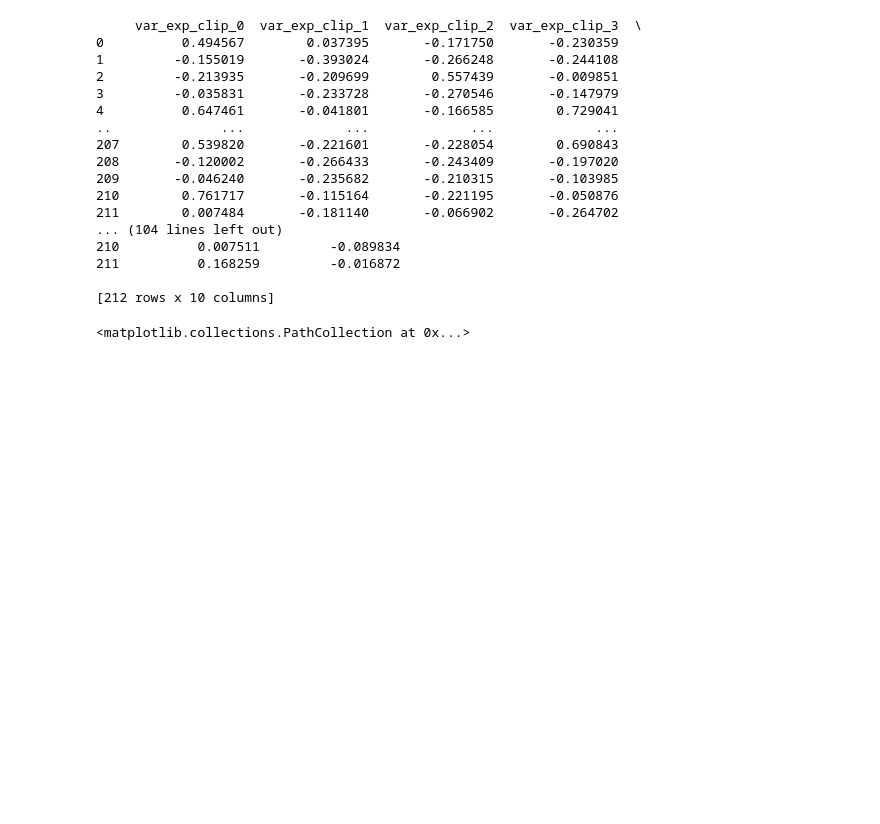
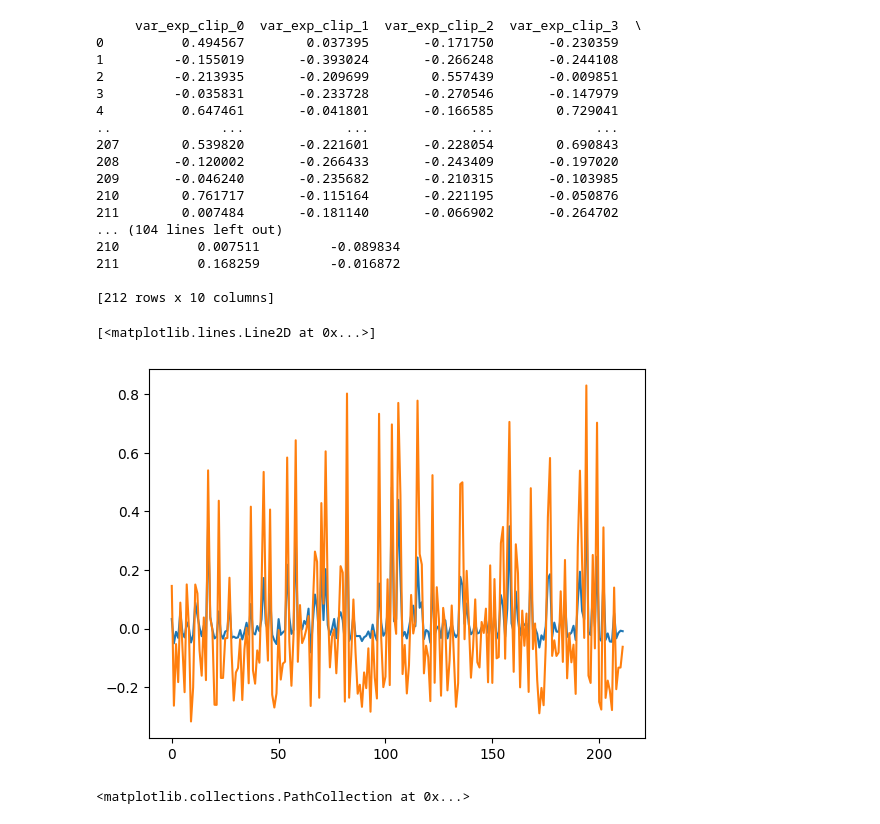
Before and after one commit to mariakesa/neural-computation-blog-python-code, a Jupyter notebook: Allen-Stimulus-Response/first_q2.ipynb, the cells around one changed output. Cells and saved outputs as stored; diff of their text form; code cells hidden in the pictures; blank space fills up the shorter version.

```diff
--- a/Allen-Stimulus-Response/first_q2.ipynb
+++ b/Allen-Stimulus-Response/first_q2.ipynb
@@ -31,14 +31,18 @@ print(vitmae_columns)
 import numpy as np
 mean_clip=np.mean(clip_columns,axis=1)
 mean_dino=np.mean(dino_columns,axis=1)
-mean_vitmae=np.mean(dino_vitmae,axis=1)
-std_clip=np.std(clip_columns,axis=1
-
+mean_vitmae=np.mean(vitmae_columns,axis=1)
+std_clip=np.std(clip_columns,axis=1)
 std_dino=np.std(dino_columns,axis=1)
-std_dino=np.std(dino_columns,axis=1)
+std_vitmae=np.std(vitmae_columns,axis=1)
 # %%
 import matplotlib.pyplot as plt
-plt.plot(mean_clip, mean_vitmae)
+#plt.scatter(mean_clip, mean_vitmae)
+plt.plot(mean_vitmae)
+plt.plot(mean_clip)
+# %% [output]
+[<matplotlib.lines.Line2D at 0x...>]
+[figure, added]
 # %%
 import matplotlib.pyplot as plt
 plt.scatter(mean_clip, std_clip)
```
Also changed, not shown: 7 other files.
